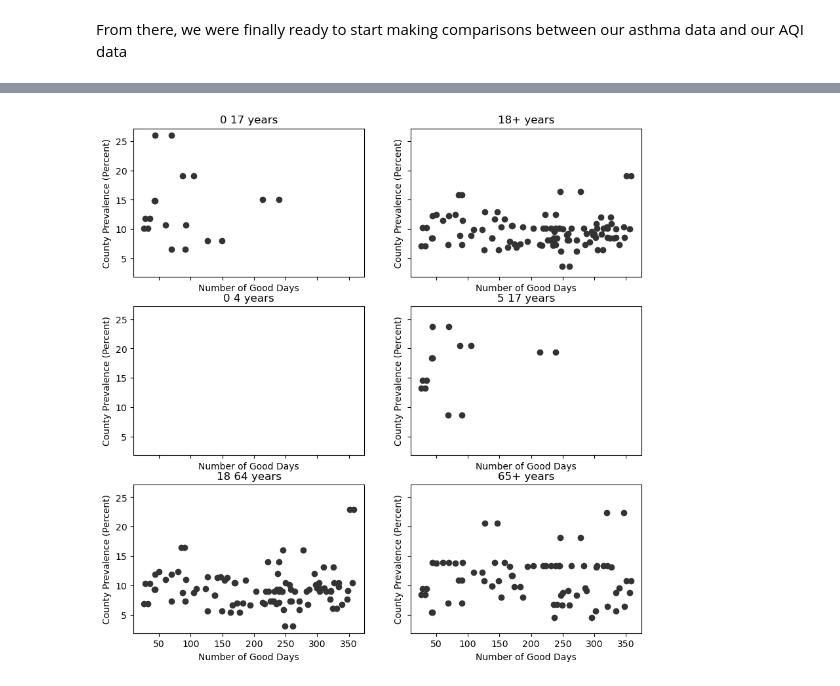
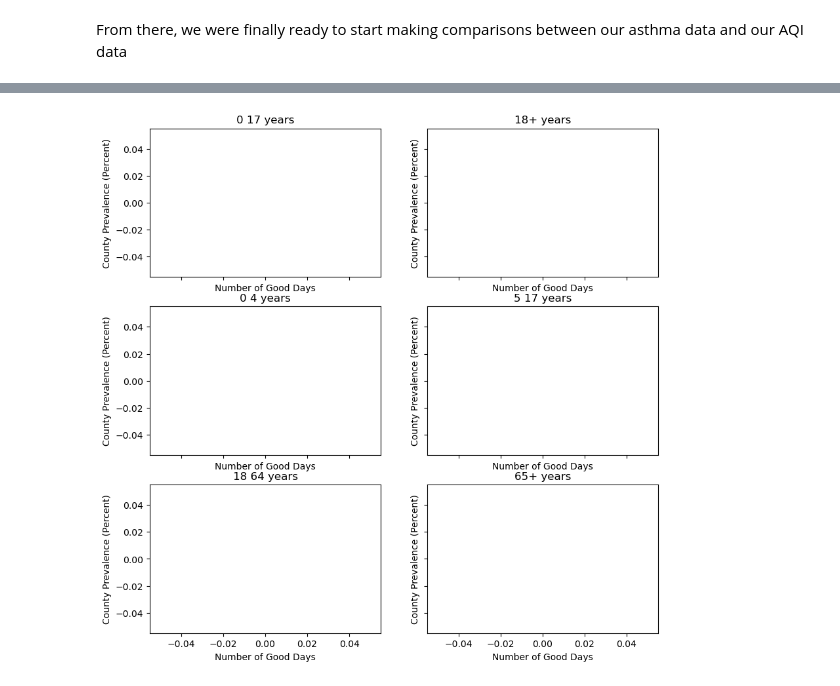
Before and after one commit to ENVS110a-SP23/group5-project, a Jupyter notebook: DataVisualization.ipynb, the cells around one changed output, grey strips where cells are left out. Cells and saved outputs as stored; diff of their text form; code cells hidden in the pictures.

```diff
--- a/DataVisualization.ipynb
+++ b/DataVisualization.ipynb
@@ -181,26 +192,24 @@ allages.head()
 # %%
 nrow = 3
 ncol = 2
 
 figure, ax = plt.subplots(nrow,ncol, sharex=True, sharey=True, figsize=(10,10))
 
 agegroups = [['0 17 years', '18+ years'], ['0 4 years', '5 17 years'], ['18 64 years', '65+ years']]
 
 
 for i in range(nrow):
 
     for j in range(ncol):
 
         charts = agegroups[i][j]
-        allages_charts = allages.loc[allages['Group']==charts, :]
+        allages_charts_2015 = allages_2015.loc[allages_2015['Group']==charts, :]
 
-        ax[i,j].scatter(allages_charts['Good Days'], allages_charts['County prevalence'], color='#333')
+        ax[i,j].scatter(allages_charts_2015['Good Days'], allages_charts_2015['County prevalence'], color='#333')
         ax[i,j].set_xlabel('Number of Good Days')
         ax[i,j].set_ylabel('County Prevalence (Percent)')
         ax[i,j].set_title(charts)
 
 plt.show()
-
-#first regression workbook q("")
 # %% [output]
-[figure, old version]
+[figure, new version]
```
Also changed, not shown: parts of 6 cells of this notebook, 1 other file.
